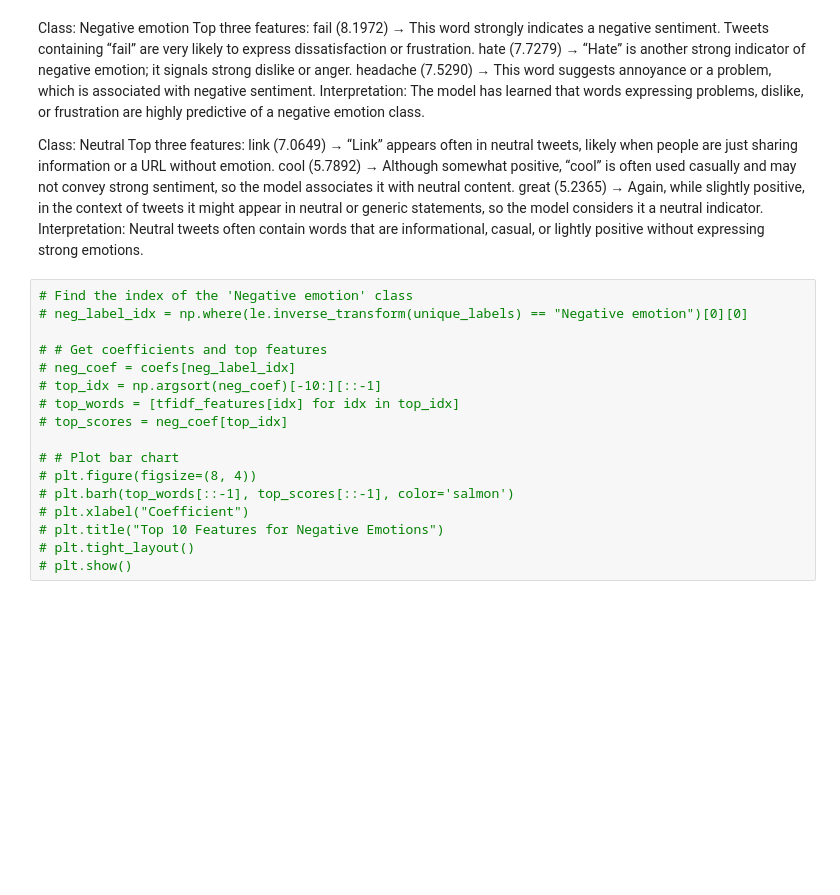
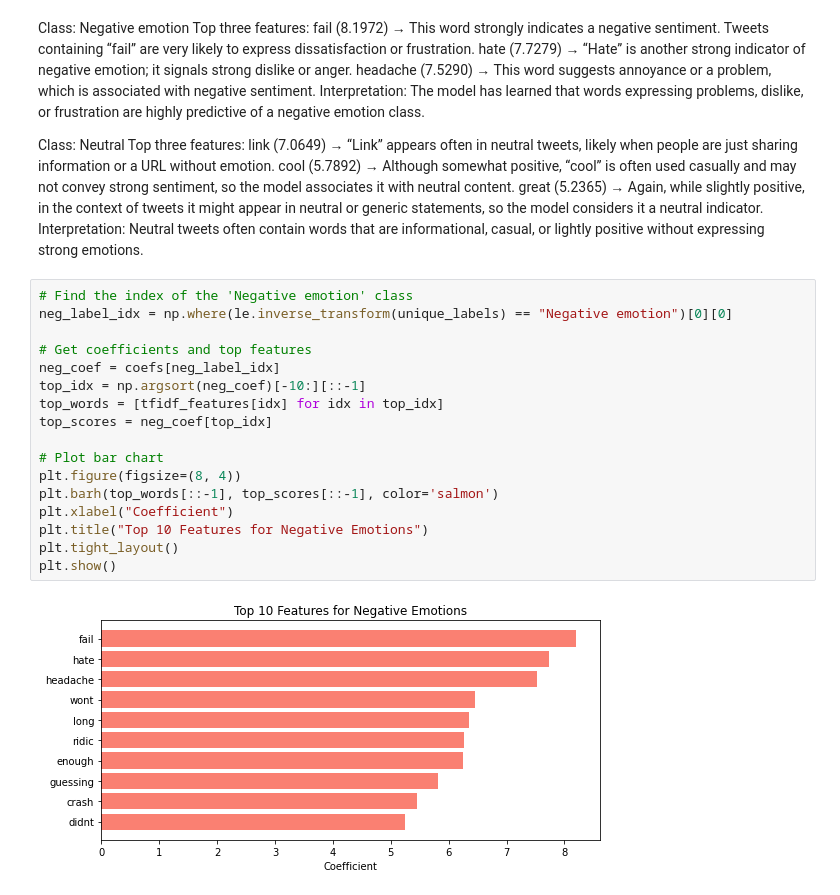
Before and after one commit to KaiFa254/Group_3_NLP_Project_Phase4, a Jupyter notebook: NLP.ipynb, the cells around one changed output. Cells and saved outputs as stored; diff of their text form; blank space fills up the shorter version.

Commit message:
plot the top ten features for both neutral and negative emotions

```diff
--- a/NLP.ipynb
+++ b/NLP.ipynb
@@ -707,19 +707,21 @@ great (5.2365) → Again, while slightly positive, in the context of tweets it m
 Interpretation: Neutral tweets often contain words that are informational, casual, or lightly positive without expressing strong emotions.
 # %%
 # Find the index of the 'Negative emotion' class
-# neg_label_idx = np.where(le.inverse_transform(unique_labels) == "Negative emotion")[0][0]
+neg_label_idx = np.where(le.inverse_transform(unique_labels) == "Negative emotion")[0][0]
 
-# # Get coefficients and top features
-# neg_coef = coefs[neg_label_idx]
-# top_idx = np.argsort(neg_coef)[-10:][::-1]
-# top_words = [tfidf_features[idx] for idx in top_idx]
-# top_scores = neg_coef[top_idx]
+# Get coefficients and top features
+neg_coef = coefs[neg_label_idx]
+top_idx = np.argsort(neg_coef)[-10:][::-1]
+top_words = [tfidf_features[idx] for idx in top_idx]
+top_scores = neg_coef[top_idx]
 
-# # Plot bar chart
-# plt.figure(figsize=(8, 4))
-# plt.barh(top_words[::-1], top_scores[::-1], color='salmon')
-# plt.xlabel("Coefficient")
-# plt.title("Top 10 Features for Negative Emotions")
-# plt.tight_layout()
-# plt.show()
+# Plot bar chart
+plt.figure(figsize=(8, 4))
+plt.barh(top_words[::-1], top_scores[::-1], color='salmon')
+plt.xlabel("Coefficient")
+plt.title("Top 10 Features for Negative Emotions")
+plt.tight_layout()
+plt.show()
+# %% [output]
+[figure, added]
 # %%
```
Also changed, not shown: parts of 1 cell of this notebook.
